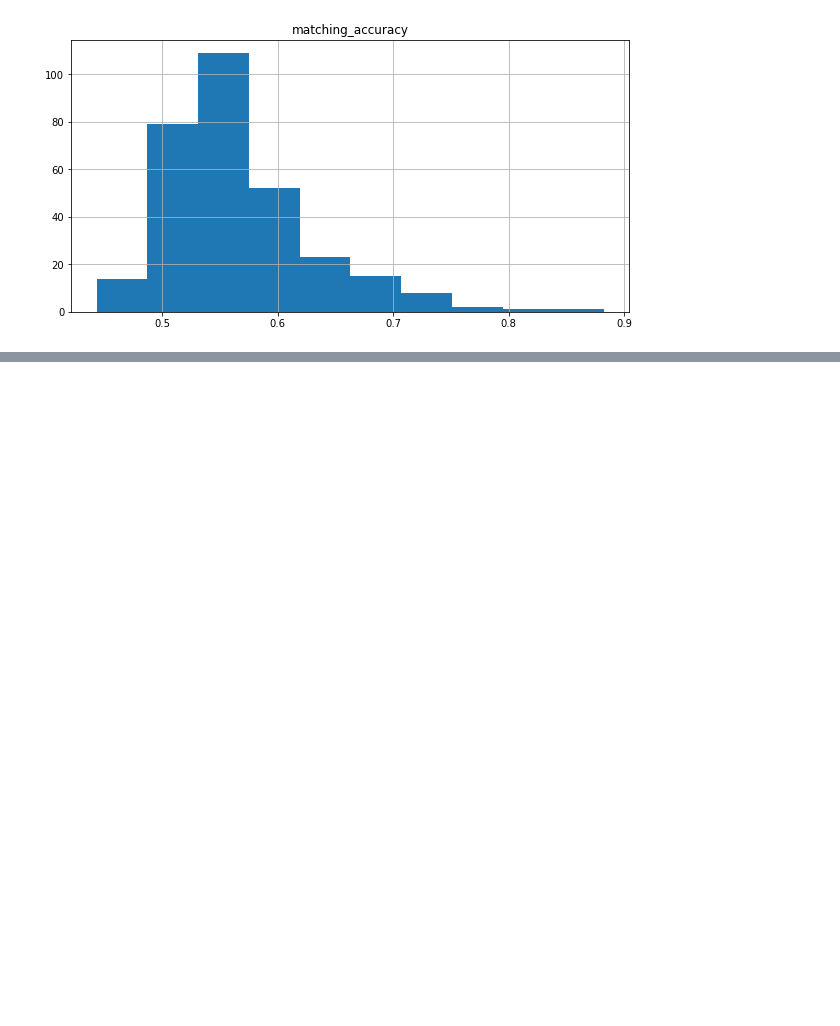
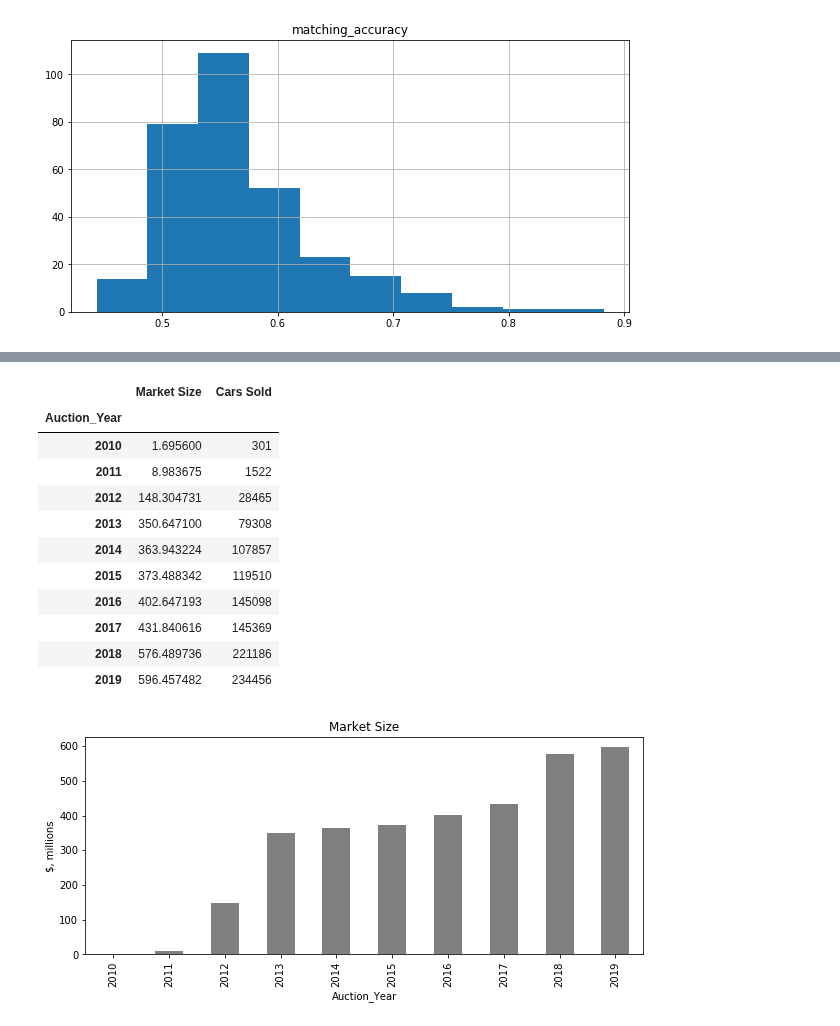
Before and after one commit to erv4gen/Research-Salvage-Autos, a Jupyter notebook: SA-Analysis.ipynb, the cells around one changed output, grey strips where cells are left out. Saved outputs shown, nothing was run; the diff lists cells and outputs as text; code cells hidden in the pictures; blank space fills up the shorter version.

```diff
--- a/SA-Analysis.ipynb
+++ b/SA-Analysis.ipynb
@@ -533,0 +460,4 @@ match_acc_df.describe()
+# %%
+def save_table(df,name):
+    with open(f'csv/tables/{name}.tex','w') as f:
+        f.write(df.to_latex())
@@ -533,0 +614,39 @@ match_acc_df.describe()
+# %%
+'''
+Table 8 - Market Size
+'''
+
+#market size
+
+market_size = (cars.reset_index()
+                .groupby(cars['Auction_Year'])
+                .agg({'Price_Sold_or_Highest_Bid_adj' :'sum','index':'count'})
+                .rename(columns={'Price_Sold_or_Highest_Bid_adj':'Market Size',
+                'index':'Cars Sold'})
+                .astype(int))
+
+
+
+save_table(market_size,'market size')
+
+plt.figure(figsize=(10,4))
+
+market_size['Market Size'] /= 1e6
+ax = market_size['Market Size'].plot.bar(color ='grey')
+ax.set(title='Market Size', ylabel='$, millions')
+plt.savefig('png/marketsize.png')
+market_size
+# %% [output]
+|  | Market Size | Cars Sold |
+| Auction_Year |  |  |
+| 2010 | 1.695600 | 301 |
+| 2011 | 8.983675 | 1522 |
+| 2012 | 148.304731 | 28465 |
+| 2013 | 350.647100 | 79308 |
+| 2014 | 363.943224 | 107857 |
+| 2015 | 373.488342 | 119510 |
+| 2016 | 402.647193 | 145098 |
+| 2017 | 431.840616 | 145369 |
+| 2018 | 576.489736 | 221186 |
+| 2019 | 596.457482 | 234456 |
+[figure, added]
```
Also changed, not shown: parts of 36 cells of this notebook, 4 other files.
